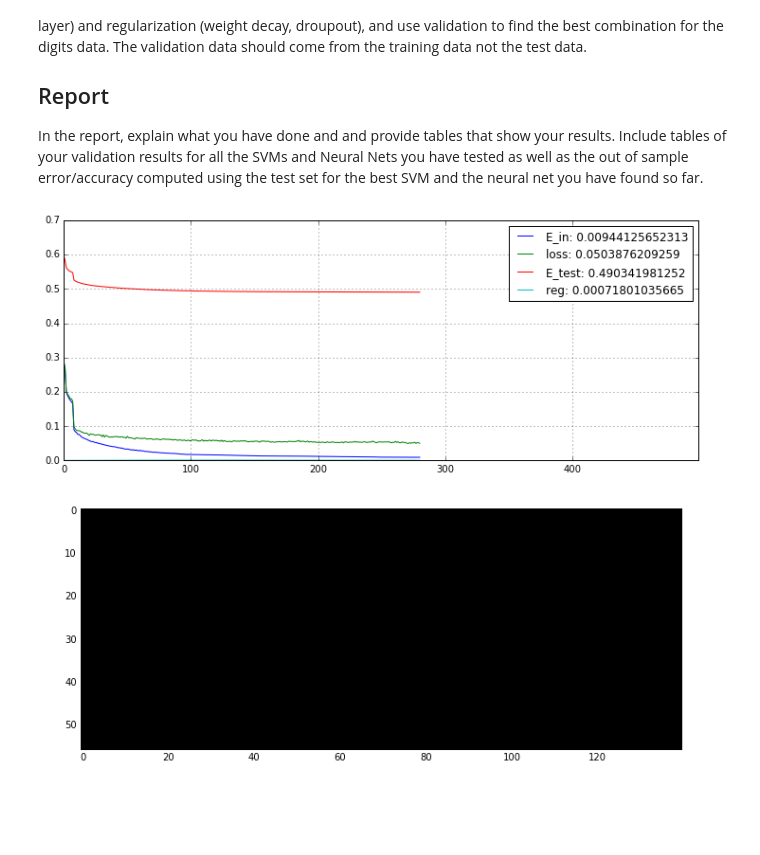
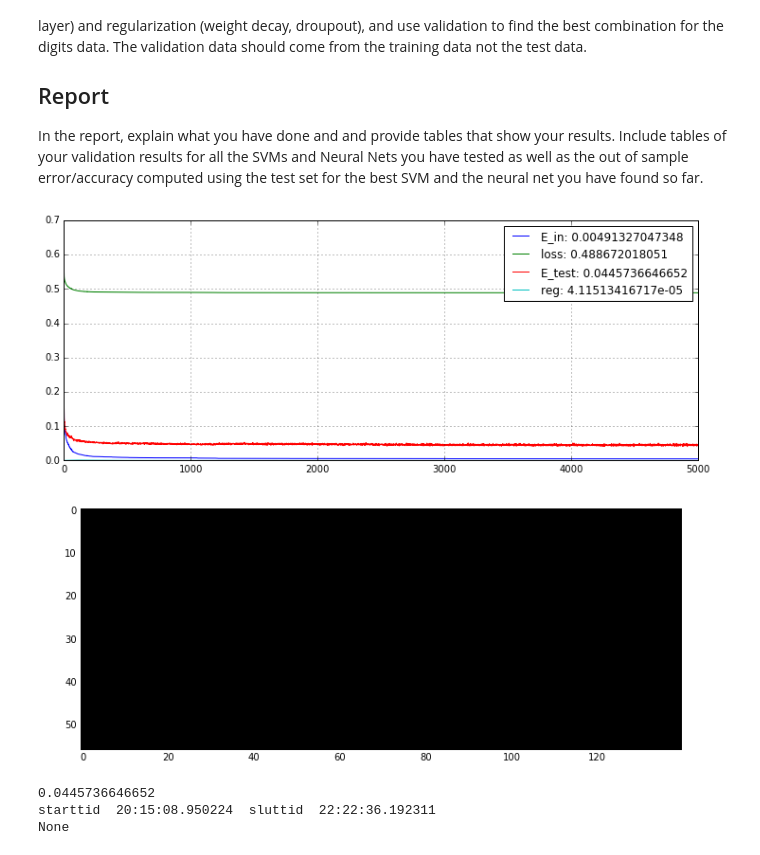
Before and after one commit to KristianAM/machinelearning, a Jupyter notebook: HandIn2_neural_network.ipynb, the cells around one changed output. Saved outputs shown, nothing was run; the diff lists cells and outputs as text; code cells hidden in the pictures; blank space fills up the shorter version.

Commit message:
neural net med korrekt graf og 5000 epochs

```diff
--- a/HandIn2_neural_network.ipynb
+++ b/HandIn2_neural_network.ipynb
@@ -19,6 +19,7 @@ of sample error/accuracy computed using the test set for the best SVM and the ne
 import numpy as np
 import tensorflow as tf
 import matplotlib.pyplot as plt
+import datetime
 
 auTrain = np.load('auTrain.npz')
 auTrain_images = auTrain['digits']
@@ -27,7 +28,7 @@ auTest = np.load('auTest.npz')
 auTest_images = auTest['digits']
 auTest_labels = auTest['labels']
 batch_size = 16
-epochs = 500
+epochs = 5000
 d = auTrain_images.shape[1]
 
 def plot_perf(names, fig=None, ax=None, xlim=None, ylim=None, figsize=(15, 10)):
@@ -83,7 +84,7 @@ def permute_data_all():
     return auTrain_images[perm], auTrain_labels[perm]
 
 def main():
-
+    starttid =datetime.datetime.now().time()
     with tf.Graph().as_default():
 
         data = tf.placeholder(tf.float32, shape = [None, 784])
@@ -124,33 +125,37 @@ def main():
 
             for epoch in range(epochs):
                 input_value, labels_value = permute_data_all()
 
                 # Run train_step in mini-batches
                 for i in range(0, len(auTrain_labels), batch_size):
                     j = min(len(auTrain_labels), i+batch_size)
                     results = session.run(
                         train_step,
                         feed_dict={data: input_value[i:j],
                                    labels: labels_value[i:j],
                                    learning_rate: 1e-4})
 
                 train_accuracy = session.run(accuracy,feed_dict={data: auTrain_images, labels: auTrain_labels})
                 correctly_labeled = session.run(correct_prediction, feed_dict={data: auTest_images, labels: auTest_labels})
                 print(correctly_labeled)
                 test_accuracy = session.run(accuracy, feed_dict={data: auTest_images, labels: auTest_labels})
                 test_error = 1 - test_accuracy
+                print("test_error ",test_error)
                 current_loss = session.run(loss, feed_dict={data: auTrain_images, labels: auTrain_labels})
                 in_sample_error = 1 - train_accuracy
-                perf(in_sample_error, test_error, current_loss/3, session.run(reg)/3)
+                perf(in_sample_error,  current_loss/3, test_error, session.run(reg)/3)
 
             test_accuracy = session.run( accuracy,
             feed_dict={data: auTest_images,
                        labels: auTest_labels})
             test_error = 1 - test_accuracy
             print(test_error)
-
+            print("starttid ",starttid," sluttid ",datetime.datetime.now().time())
 
 if __name__ == '__main__':
     print(main())
 # %% [output]
-[figure, old version]
+[figure, new version]
+0.0445736646652
+starttid  20:15:08.950224  sluttid  22:22:36.192311
+None
```
Also changed, not shown: 1 other file.
